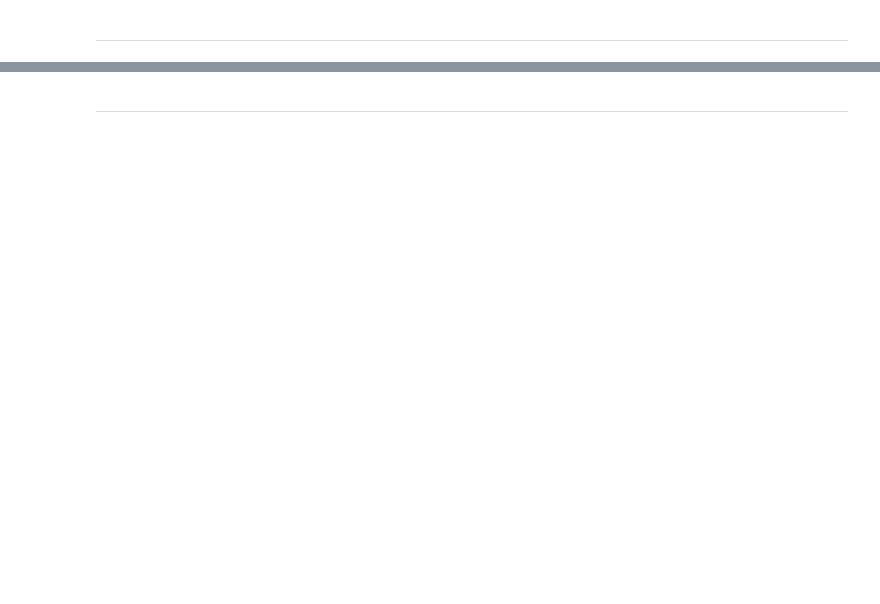
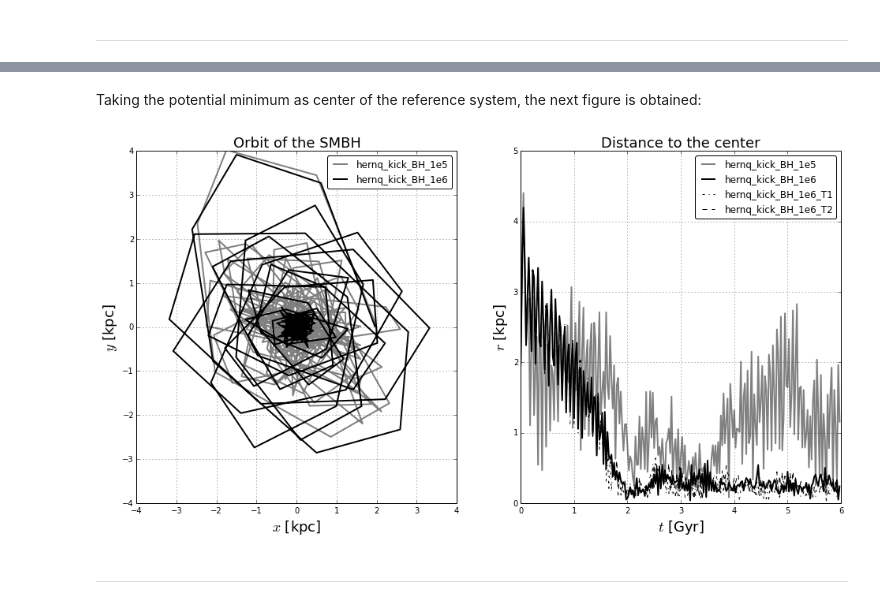
Before and after one commit to sbustamante/CosmologicalBlackHoles, a Jupyter notebook: Codes/controlled_experiments.ipynb, the cells around one changed output, grey strips where cells are left out. Drawn from its saved outputs; the diff is of its cells as text; code cells hidden in the pictures; blank space fills up the shorter version.

```diff
--- a/Codes/controlled_experiments.ipynb
+++ b/Codes/controlled_experiments.ipynb
@@ -9,2 +187,45 @@
+# %% [markdown]
+Taking the potential minimum as center of the reference system, the next figure is obtained:
+# %%
+plt.figure( figsize=(16,8) )
+plt.subplot(1,2,1)
+
+#Simulated trajectories
+T = 240
+plt.plot( bh_s1.r[:T,0], bh_s1.r[:T,1] , '-', lw=2, color = 'gray', label = 'hernq_kick_BH_1e5' )
+plt.plot( bh_s2.r[:T,0], bh_s2.r[:T,1] , '-', lw=2, color = 'black', label = 'hernq_kick_BH_1e6' )
+
+dL = 4
+plt.xlim( (-dL,dL) )
+plt.ylim( (-dL,dL) )
+plt.xlabel( "$x$ [kpc]", fontsize = 18 )
+plt.ylabel( "$y$ [kpc]", fontsize = 18 )
+plt.grid(1)
+plt.title( "Orbit of the SMBH", fontsize = 18 )
+leg = plt.legend( loc= 'upper right', fancybox = True )
+
+plt.subplot(1,2,2)
+
+#Simulated trajectories
+T = 240
+plt.plot( bh_s1.t[:T], np.sqrt( bh_s1.r[:T,0]**2 + bh_s1.r[:T,1]**2 + bh_s1.r[:T,2]**2 ),
+'-', lw=2, color = 'gray', zorder = 0, label = 'hernq_kick_BH_1e5' )
+plt.plot( bh_s2.t[:T], np.sqrt( bh_s2.r[:T,0]**2 + bh_s2.r[:T,1]**2 + bh_s2.r[:T,2]**2 ),
+'-', lw=2, color = 'black', zorder = 0, label = 'hernq_kick_BH_1e6' )
+plt.plot( bh_s2_t1.t[:T], np.sqrt( bh_s2_t1.r[:T,0]**2 + bh_s2_t1.r[:T,1]**2 + bh_s2_t1.r[:T,2]**2 ),
+'-.', lw=1, color = 'black', zorder = 0, label = 'hernq_kick_BH_1e6_T1' )
+plt.plot( bh_s2_t2.t[:T], np.sqrt( bh_s2_t2.r[:T,0]**2 + bh_s2_t2.r[:T,1]**2 + bh_s2_t2.r[:T,2]**2 ),
+'--', lw=1, color = 'black', zorder = 0, label = 'hernq_kick_BH_1e6_T2' )
+
+#plt.semilogx()
+plt.ylim( (0,5) )
+plt.ylim( (0,5) )
+plt.xlabel( "$t$ [Gyr]", fontsize = 18 )
+plt.ylabel( "$r$ [kpc]", fontsize = 18 )
+plt.grid(1)
+plt.title( "Distance to the center", fontsize = 18 )
+leg = plt.legend( loc= 'upper right', fancybox = True )
+# %% [output]
+[figure, added]
 # %% [markdown]
 - - -
```
Also changed, not shown: parts of 61 cells of this notebook, 1 other file.
